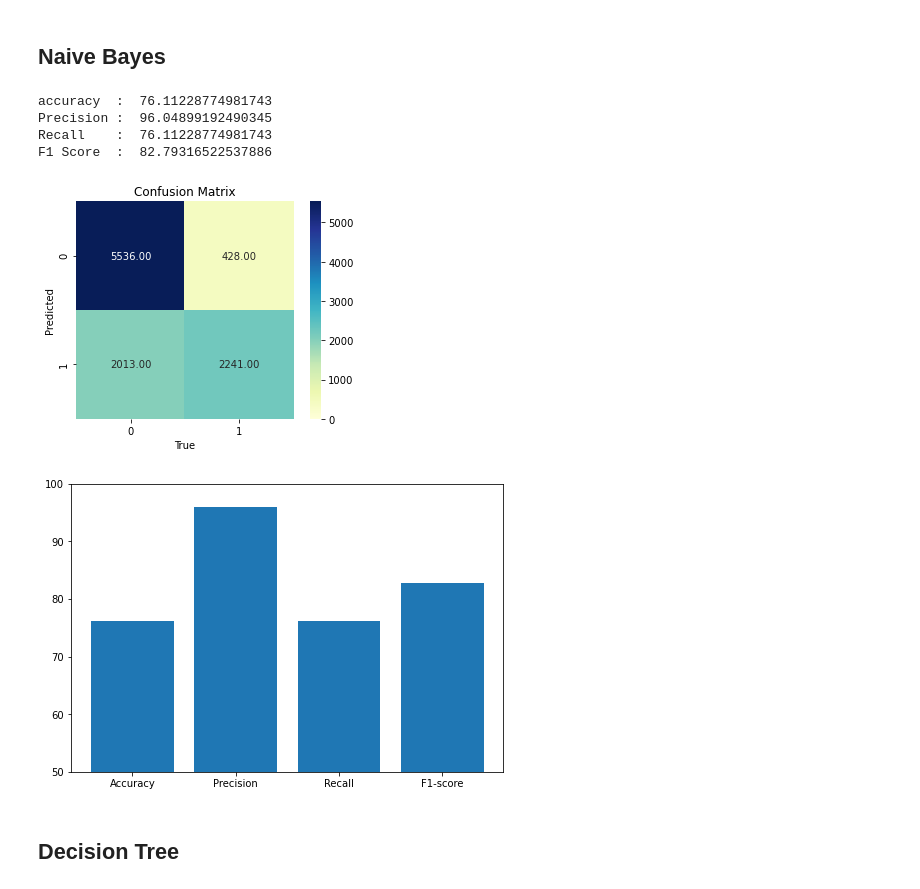
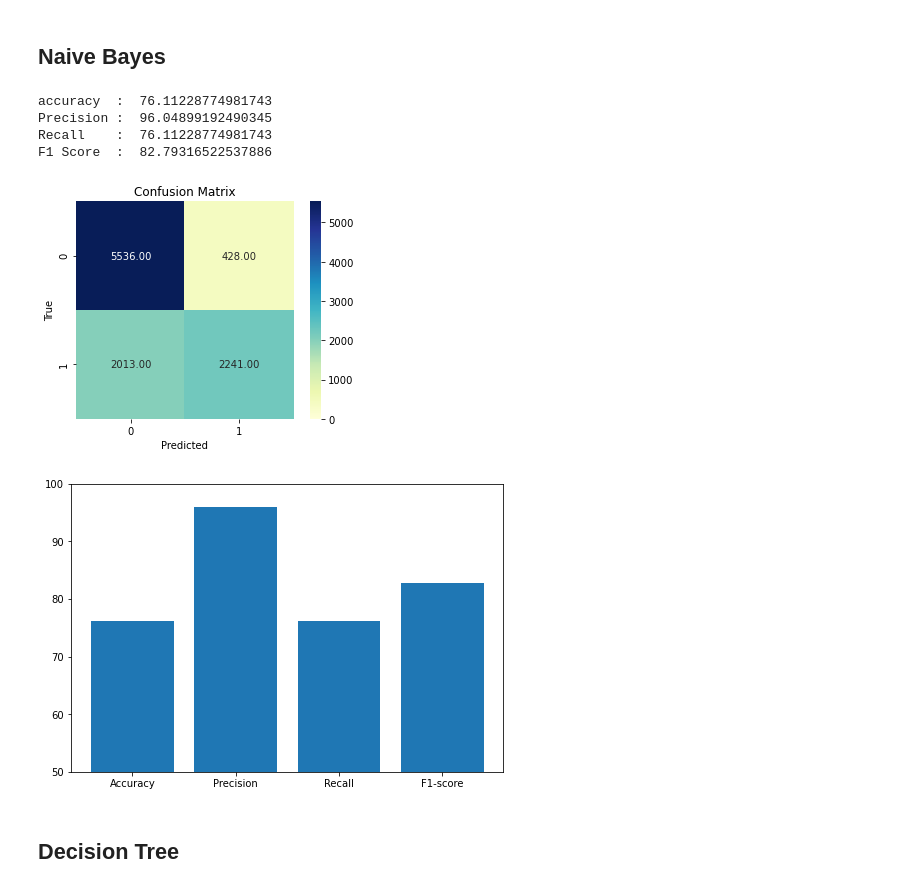
Before and after one commit to Shahriar1212/Pattern-Recognation-Project, a Jupyter notebook: pattern_project.ipynb, the cells around one changed output. Cells and saved outputs as stored; diff of their text form; code cells hidden in the pictures.

```diff
--- a/pattern_project.ipynb
+++ b/pattern_project.ipynb
@@ -267,36 +267,36 @@ print("Precision : " , performance_nb['precision'])
 print("Recall    : " , performance_nb['recall'])
 print("F1 Score  : " , performance_nb['f1-score'])
 
 
 
 fig = plt.figure()
 plt.clf()
 
 ax = fig.add_subplot()
 ax.set_aspect(1)
 
 cmap = sb.cubehelix_palette(light=1, as_cmap=True)
 res = sb.heatmap(conf_m_nb, annot=True, vmin=0.0, vmax=np.max(conf_m_nb), fmt='.2f', cmap="YlGnBu")
 
 plt.title('Confusion Matrix')
-plt.ylabel('Predicted')
-plt.xlabel('True')
+plt.ylabel('True')
+plt.xlabel('Predicted')
 plt.show()
 
 
 fig = plt.figure()
 ax = fig.add_axes([0,0,1,1])
 label = ['Accuracy', 'Precision', 'Recall', 'F1-score']
 value = [performance_nb['accuracy'],performance_nb['precision'],performance_nb['recall'],performance_nb['f1-score']]
 ax.bar(label,value)
 plt.ylim(50,100)
 plt.show()
 # %% [output]
 accuracy  :  76.11228774981743
 Precision :  96.04899192490345
 Recall    :  76.11228774981743
 F1 Score  :  82.79316522537886
-[figure, old version]
+[figure, new version]
 [figure]
 # %% [markdown]
 ## Decision Tree
```
Also changed, not shown: parts of 4 cells of this notebook.
